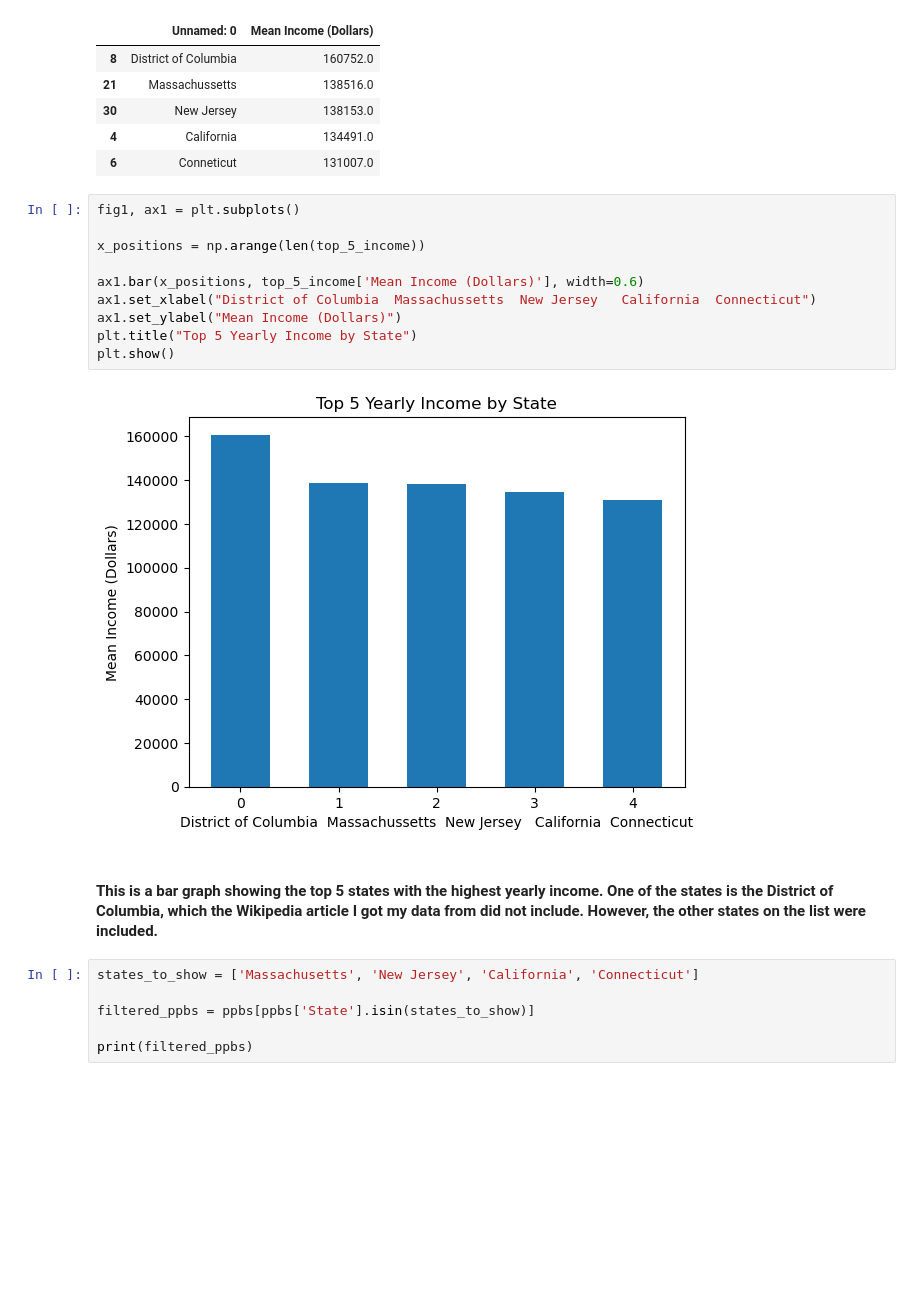
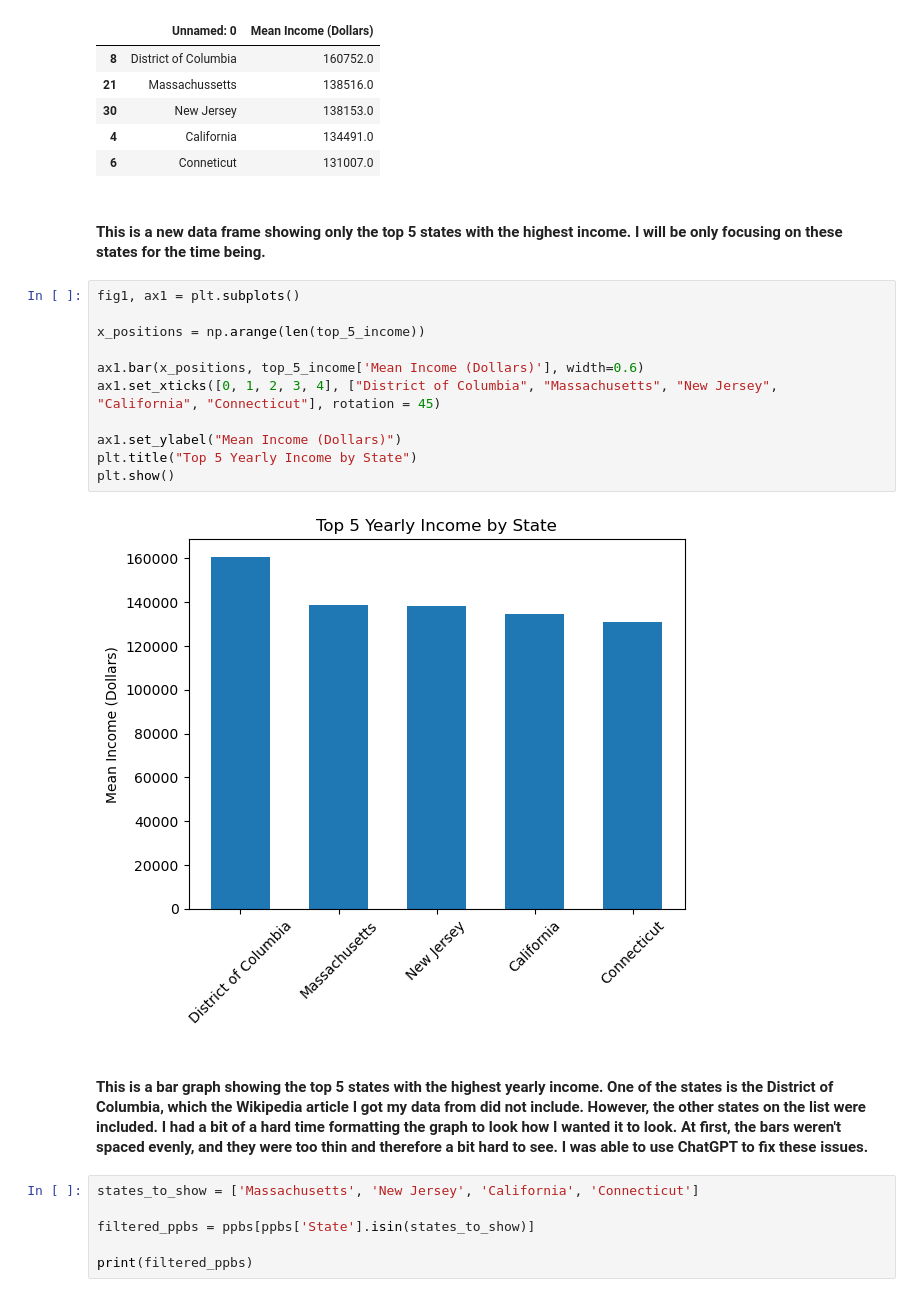
Before and after one commit to jarthu16/Data-in-EMAT, a Jupyter notebook: FINAL-PROJECT.ipynb, the cells around one changed output. Saved outputs shown, nothing was run; the diff lists cells and outputs as text; blank space fills up the shorter version.

```diff
--- a/FINAL-PROJECT.ipynb
+++ b/FINAL-PROJECT.ipynb
@@ -141,20 +145,23 @@ top_5_income
 | 30 | New Jersey | 138153.0 |
 | 4 | California | 134491.0 |
 | 6 | Conneticut | 131007.0 |
+# %% [markdown]
+#### This is a new data frame showing only the top 5 states with the highest income. I will be only focusing on these states for the time being.
 # %%
 fig1, ax1 = plt.subplots()
 
 x_positions = np.arange(len(top_5_income))
 
 ax1.bar(x_positions, top_5_income['Mean Income (Dollars)'], width=0.6)
-ax1.set_xlabel("District of Columbia  Massachussetts  New Jersey   California  Connecticut")
+ax1.set_xticks([0, 1, 2, 3, 4], ["District of Columbia", "Massachusetts", "New Jersey", "California", "Connecticut"], rotation = 45)
+
 ax1.set_ylabel("Mean Income (Dollars)")
 plt.title("Top 5 Yearly Income by State")
 plt.show()
 # %% [output]
-[figure, old version]
+[figure, new version]
 # %% [markdown]
-#### This is a bar graph showing the top 5 states with the highest yearly income. One of the states is the District of Columbia, which the Wikipedia article I got my data from did not include. However, the other states on the list were included.
+#### This is a bar graph showing the top 5 states with the highest yearly income. One of the states is the District of Columbia, which the Wikipedia article I got my data from did not include. However, the other states on the list were included. I had a bit of a hard time formatting the graph to look how I wanted it to look. At first, the bars weren't spaced evenly, and they were too thin and therefore a bit hard to see. I was able to use ChatGPT to fix these issues.
 # %%
 states_to_show = ['Massachusetts', 'New Jersey', 'California', 'Connecticut']
 
```
Also changed, not shown: parts of 17 cells of this notebook.
